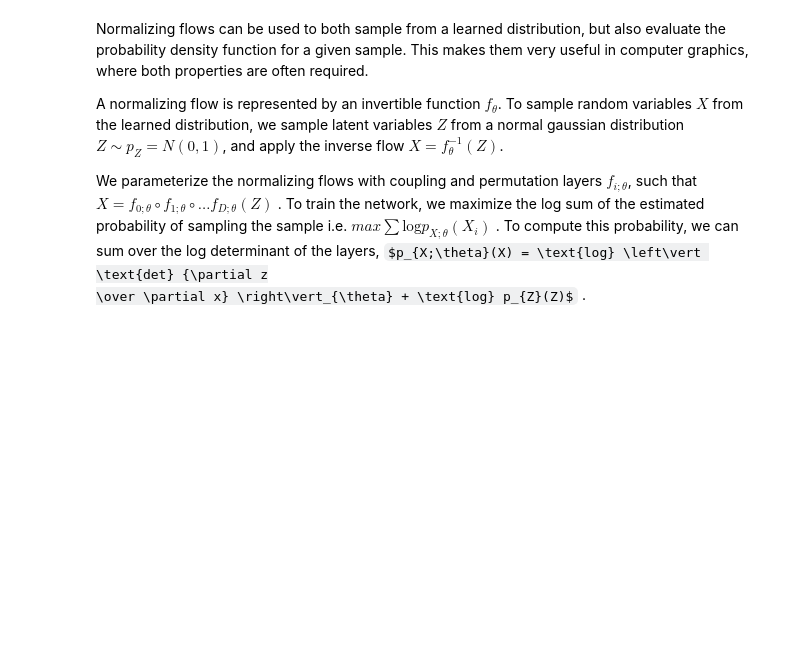
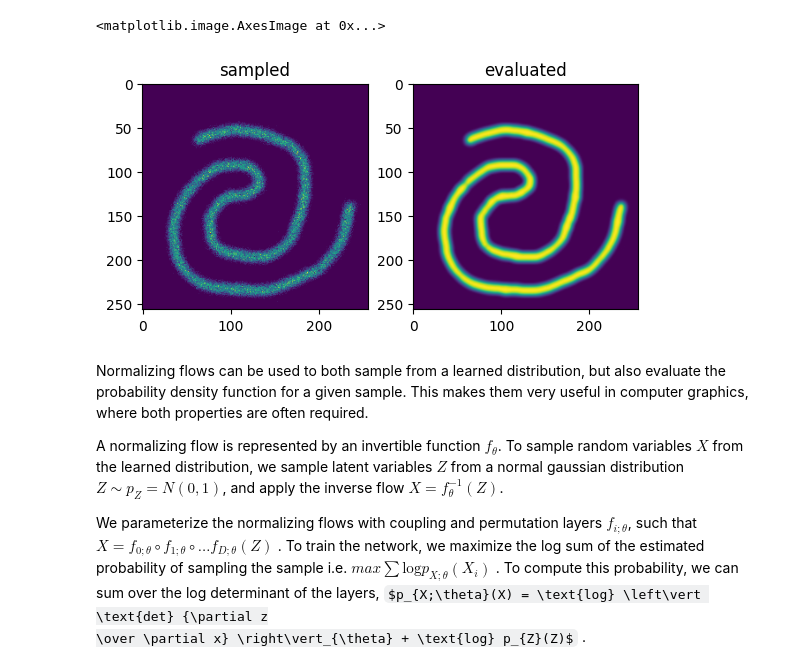
Before and after one commit to DoeringChristian/mitsuba3-experiments, a Jupyter notebook: normflow.ipynb, the cells around one changed output. Drawn from its saved outputs; the diff is of its cells as text; code cells hidden in the pictures; some formulas as TeX source; blank space fills up the shorter version.

```diff
--- a/normflow.ipynb
+++ b/normflow.ipynb
@@ -27,31 +27,34 @@ rng = dr.rng(seed=0)
 
 ref = TensorXf(iio.imread("data/spiral.jpg") / 256)
 ref = dr.mean(ref, axis=-1)[:, :, None]
-ref = ref / dr.mean(ref, axis=None)
+ref = ref / dr.sum(ref, axis=None)
 tex = Texture2f(ref)
 # %%
 
 ref_np = ref.numpy()[:, :, 0]
 dist_ref = mi.DiscreteDistribution2D(ref_np)
 
-x, _, _ = dist_ref.sample(rng.random(mi.Point2f, (2, 1_000_000)))
+x, _, _ = dist_ref.sample(rng.random(mi.Point2f, (2, 100_000)))
 x = mi.Point2f(x) / mi.Vector2f(ref_np.shape[0], ref_np.shape[1])
 
 fig, ax = plt.subplots(1, 2)
 hist, _, _ = np.histogram2d(
     x.y,
     x.x,
     bins=ref_np.shape[0],
     density=True,
     range=[
         [0, 1],
         [0, 1],
     ],
 )
 ax[0].set_title("sampled")
 ax[0].imshow(hist)
 ax[1].set_title("evaluated")
 ax[1].imshow(ref_np)
+# %% [output]
+<matplotlib.image.AxesImage at 0x...>
+[figure, added]
 # %% [markdown]
 Normalizing flows can be used to both sample from a learned distribution, but
 also evaluate the probability density function for a given sample. This makes
```
Also changed, not shown: parts of 6 cells of this notebook, 1 other file.
